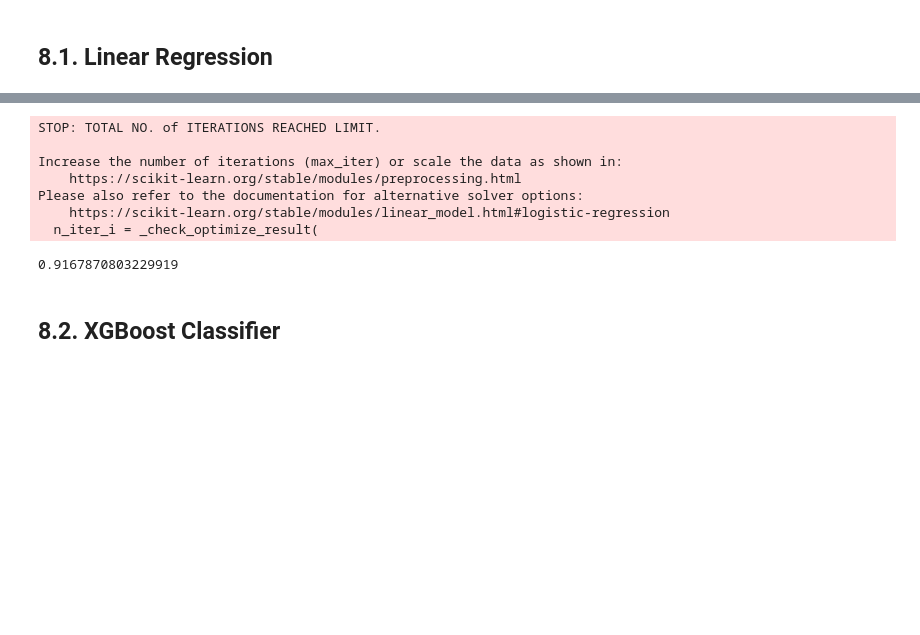
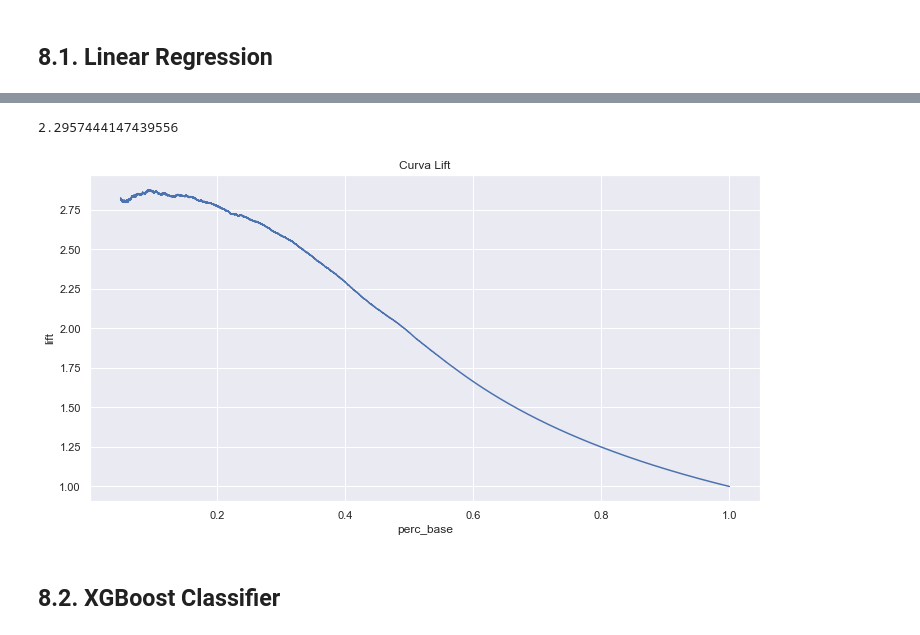
Before and after one commit to LeonardoRose/health_insurance_cross_sell, a Jupyter notebook: pa004_final.ipynb, the cells around one changed output, grey strips where cells are left out. Saved outputs shown, nothing was run; the diff lists cells and outputs as text; code cells hidden in the pictures; blank space fills up the shorter version.

```diff
--- a/pa004_final.ipynb
+++ b/pa004_final.ipynb
@@ -627,27 +633,7 @@ TypeError: 'numpy.float64' object is not callable
-# %%
-df8 = df6.copy()
-X = df8.drop(columns=['id','response','gender','driving_license'])
-y = df8['response']
-
-X_train, X_test, y_train, y_test = train_test_split(X, y, random_state=42)
-
-lr = LogisticRegression( max_iter=20, C=10 )
-
-lr.fit(X_train, y_train)
-
-y_predict = lr.predict( X_test )
-yhat_proba = lr.predict_proba( X_test )
-
-x = recall_at_k(X_test, y_test, yhat_proba, k=0.4)
-x
-# %% [output]
-STOP: TOTAL NO. of ITERATIONS REACHED LIMIT.
-
-Increase the number of iterations (max_iter) or scale the data as shown in:
-    https://scikit-learn.org/stable/modules/preprocessing.html
-Please also refer to the documentation for alternative solver options:
-    https://scikit-learn.org/stable/modules/linear_model.html#logistic-regression
-  n_iter_i = _check_optimize_result(
-0.9167870803229919
+# %%
+lift_curve(y_test, yhat_proba)
+# %% [output]
+2.2957444147439556
+[figure, added]
 # %% [markdown]
 ## 8.2. XGBoost Classifier
```
Also changed, not shown: parts of 41 cells of this notebook.
